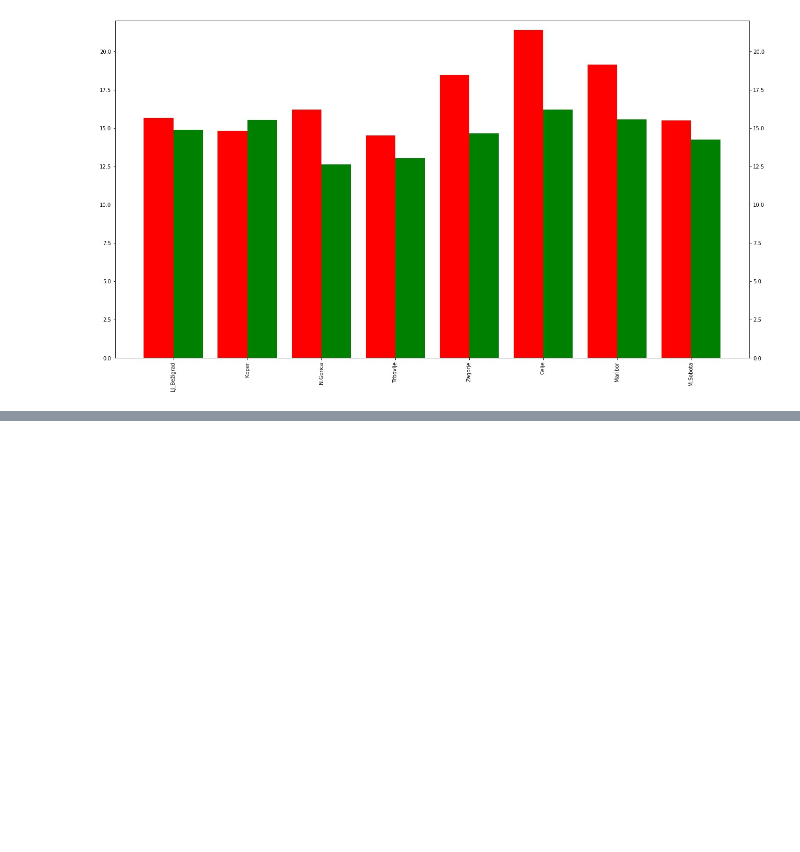
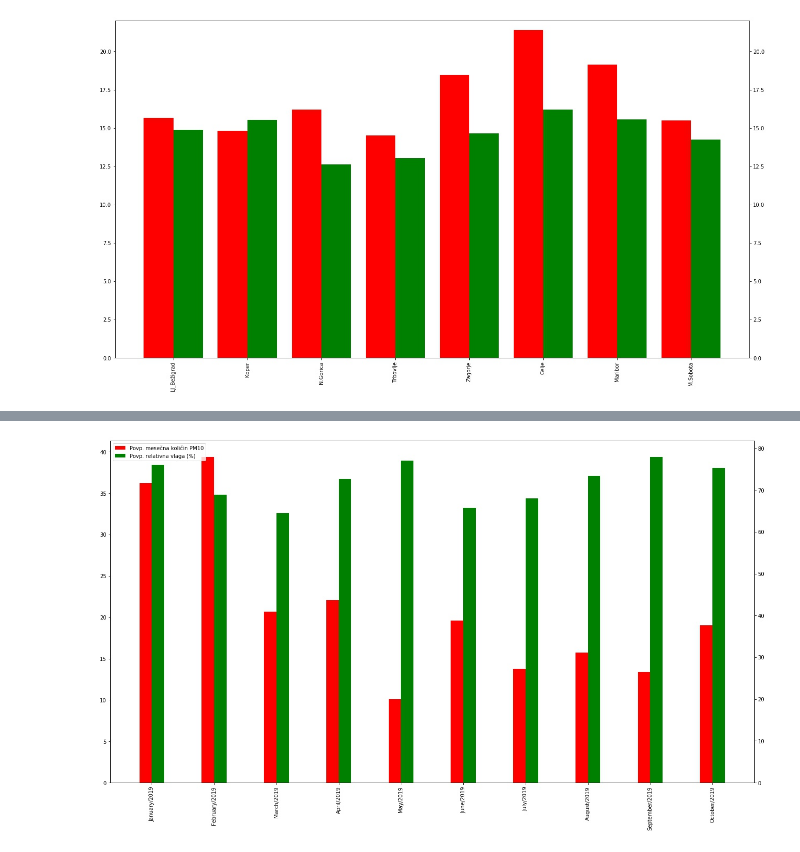
Before and after one commit to TilenBerlak/PR19TBANLRMIUS, a Jupyter notebook: matic.ipynb, the cells around one changed output, grey strips where cells are left out. Saved outputs shown, nothing was run; the diff lists cells and outputs as text; code cells hidden in the pictures; blank space fills up the shorter version.

```diff
--- a/matic.ipynb
+++ b/matic.ipynb
@@ -324,0 +406,13 @@ plt.show()
+# %%
+x = np.arange(10)
+w = 0.2
+plt.figure(figsize=(22, 12))
+x1 = plt.subplot(1, 1, 1)
+plt.xticks(x + w / 2, months, rotation='vertical')
+pm = x1.bar(x, monthly[:, 0], width = w, color='r', align='center')
+x2 = x1.twinx()
+tp = x2.bar(x+w, monthly[:, 4], width = w, color='g', align='center')
+plt.legend([pm, tp], ['Povp. mesečna količin PM10', 'Povp. relativna vlaga (%)'])
+plt.show()
+# %% [output]
+[figure, added]
```
Also changed, not shown: parts of 7 cells of this notebook, 1 other file.
